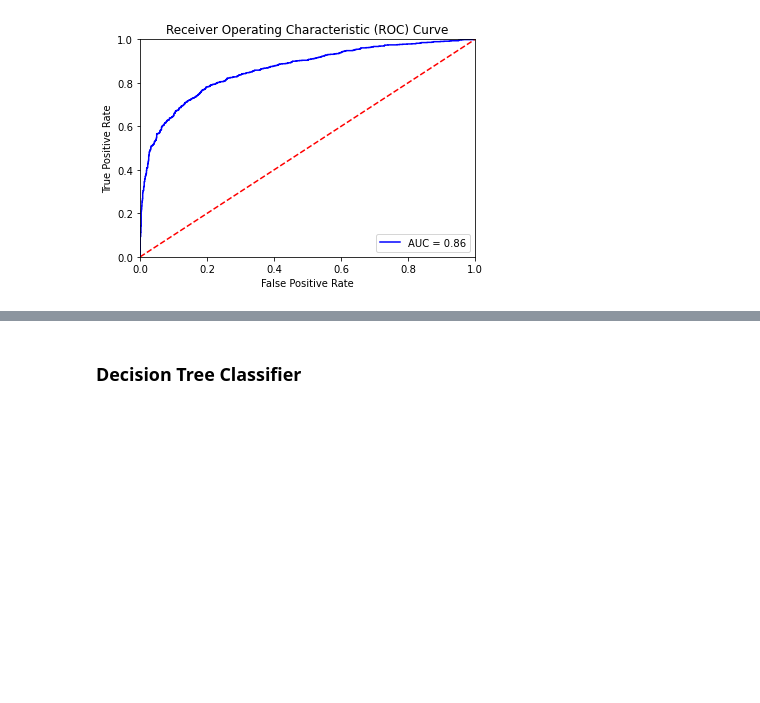
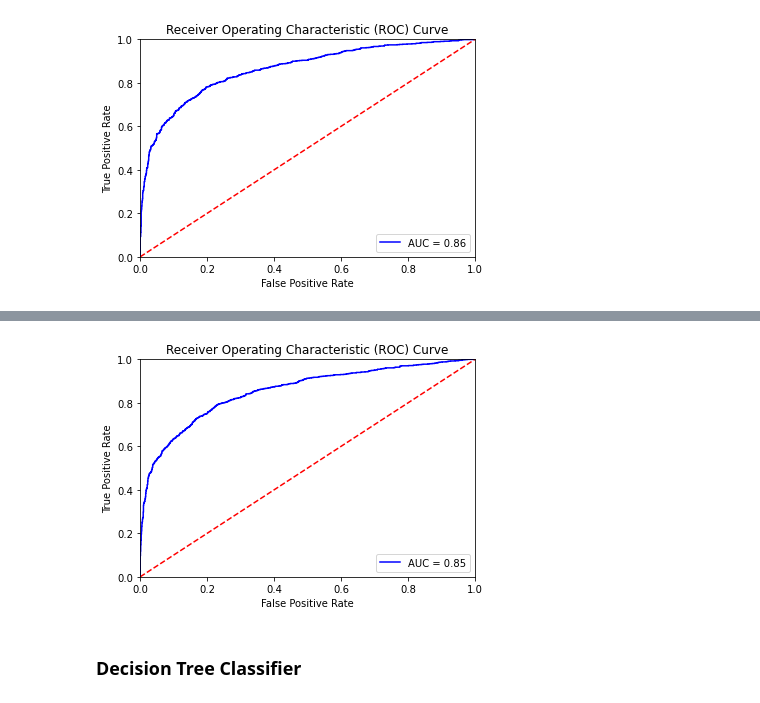
Before and after one commit to yangxiaohan57/classify-disaster-tweet, a Jupyter notebook: notebooks/01-tfidf-classification.ipynb, the cells around one changed output, grey strips where cells are left out. Cells and saved outputs as stored; diff of their text form; code cells hidden in the pictures; blank space fills up the shorter version.

```diff
--- a/notebooks/01-tfidf-classification.ipynb
+++ b/notebooks/01-tfidf-classification.ipynb
@@ -144,0 +147,5 @@ plt.show()
+# %%
+from sklearn.naive_bayes import MultinomialNB
+
+by_clf = MultinomialNB(alpha=1).fit(x_train, y_train)
+y_pred = by_clf.predict(x_test)
@@ -145,3 +162,21 @@ plt.show()
+# %%
+y_pred_prob = by_clf.predict_proba(x_test)
+precision_recall_curve_values = precision_recall_curve(y_test, y_pred_prob[:,1])
+
+by_fpr, by_tpr, by_threshold = roc_curve(y_test, y_pred_prob[:,1])
+by_roc_auc = auc(by_fpr, by_tpr)
+
+plt.title('Receiver Operating Characteristic (ROC) Curve')
+plt.plot(by_fpr, by_tpr, 'b', label = 'AUC = %0.2f' % by_roc_auc)
+plt.legend(loc = 'lower right')
+plt.plot([0, 1], [0, 1],'r--')
+plt.xlim([0, 1])
+plt.ylim([0, 1])
+plt.ylabel('True Positive Rate')
+plt.xlabel('False Positive Rate')
+plt.show()
+# %% [output]
+[figure, added]
 # %% [markdown]
 ### Decision Tree Classifier
 # %%
```
Also changed, not shown: parts of 13 cells of this notebook, 1 other file.
